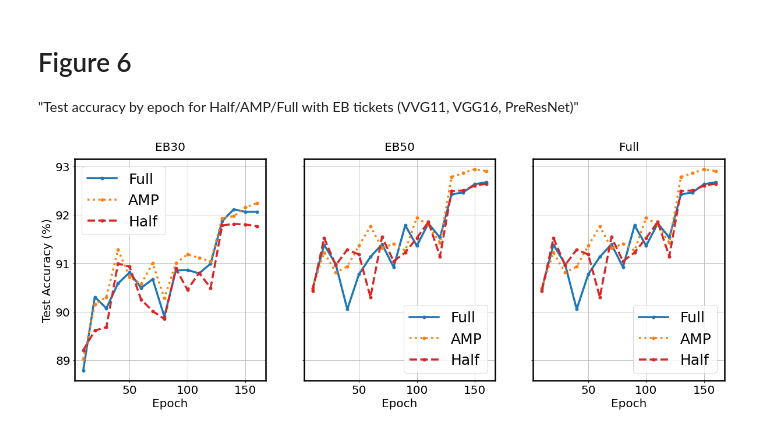
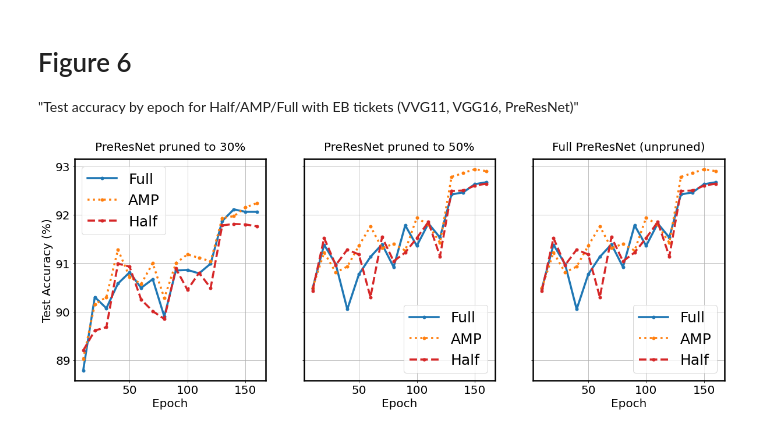
Before and after one commit to kamikazekartik/cs744_assignments, a Jupyter notebook: project/plot_figures.ipynb, the cells around one changed output. Drawn from its saved outputs; the diff is of its cells as text; code cells hidden in the pictures.

```diff
--- a/project/plot_figures.ipynb
+++ b/project/plot_figures.ipynb
@@ -605,46 +609,48 @@ for file in files:
     training_loss = float(row[2])
     test_acc = float(row[3])
     epoch_train_time = float(row[4])
     total_train_time = float(row[5])
     data.append([model, dataset, precision, prune, epoch, training_loss, test_acc, epoch_train_time, total_train_time])
 
 # plot construction (Figure 3):
 df = pd.DataFrame(data[1:],columns=data[0])
 orders = ['Full', 'AMP', 'Half']
 styles = ['-',':','--']
-df_prune30 = df[(df['prune']=="30") & (df['test_acc']!=-1)]
-df_prune30 = df_prune30.pivot(index='epoch', columns='precision', values='test_acc')
-df_prune30 = df_prune30[orders]
-df_prune50 = df[(df['prune']=="50") & (df['test_acc']!=-1)]
-df_prune50 = df_prune50.pivot(index='epoch', columns='precision', values='test_acc')
-df_prune50 = df_prune50[orders]
-df_prune100 = df[(df['prune']=="50") & (df['test_acc']!=-1)]
-df_prune100 = df_prune100.pivot(index='epoch', columns='precision', values='test_acc')
-df_prune100 = df_prune100[orders]
+df_30 = df[(df['prune']=="30") & (df['test_acc']!=-1)]
+df_30 = df_30.pivot(index='epoch', columns='precision', values='test_acc')
+df_30 = df_30[orders]
+df_50 = df[(df['prune']=="50") & (df['test_acc']!=-1)]
+df_50 = df_50.pivot(index='epoch', columns='precision', values='test_acc')
+df_50 = df_50[orders]
+df_100 = df[(df['prune']=="50") & (df['test_acc']!=-1)]
+df_100 = df_100.pivot(index='epoch', columns='precision', values='test_acc')
+df_100 = df_100[orders]
 fig, axes = plt.subplots(nrows=1, ncols=3, sharex=True, sharey=True, figsize=(20,7))
 colors = dict(mcolors.BASE_COLORS, **mcolors.CSS4_COLORS)
 # Sort colors by hue, saturation, value and name.
 by_hsv = sorted((tuple(mcolors.rgb_to_hsv(mcolors.to_rgba(color)[:3])), name)
                 for name, color in colors.items())
 rc('axes', linewidth=2.5)
 matplotlib.rcParams['pdf.fonttype'] = 42
 matplotlib.rcParams['ps.fonttype'] = 42
+matplotlib.rc('xtick', labelsize=20)
+matplotlib.rc('ytick', labelsize=20)
 colors = ['C0', 'C1', 'C3']
-df_prune30.plot(ax=axes[0], style=styles, color=colors, grid=True, marker=".", linewidth=3.5, markersize=10, markevery=1)
-df_prune50.plot(ax=axes[1], style=styles, color=colors, grid=True, marker=".", linewidth=3.5, markersize=10, markevery=1)
-df_prune100.plot(ax=axes[2], style=styles, color=colors, grid=True, marker=".", linewidth=3.5, markersize=10, markevery=1)
+df_30.plot(ax=axes[0], style=styles, color=colors, grid=True, marker=".", linewidth=3.5, markersize=10, markevery=1)
+df_50.plot(ax=axes[1], style=styles, color=colors, grid=True, marker=".", linewidth=3.5, markersize=10, markevery=1)
+df_100.plot(ax=axes[2], style=styles, color=colors, grid=True, marker=".", linewidth=3.5, markersize=10, markevery=1)
 legend_properties = {'size':25}
 axes[0].legend(prop=legend_properties)
 axes[1].legend(prop=legend_properties)
 axes[2].legend(prop=legend_properties)
-axes[0].set_title('EB30', pad=15, size=20)
-axes[1].set_title('EB50', pad=15, size=20)
-axes[2].set_title('Full', pad=15, size=20)
+axes[0].set_title('PreResNet pruned to 30%', pad=15, size=20)
+axes[1].set_title('PreResNet pruned to 50%', pad=15, size=20)
+axes[2].set_title('Full PreResNet (unpruned)', pad=15, size=20)
 axes[0].set_xlabel("Epoch", size=20)
 axes[1].set_xlabel("Epoch", size=20)
 axes[2].set_xlabel("Epoch", size=20)
 axes[0].set_ylabel("Test Accuracy (%)", size=20)
 #plt.ylim(0, 100)
 plt.show()
 # %% [output]
-[figure, old version]
+[figure, new version]
```
Also changed, not shown: parts of 1 cell of this notebook.
